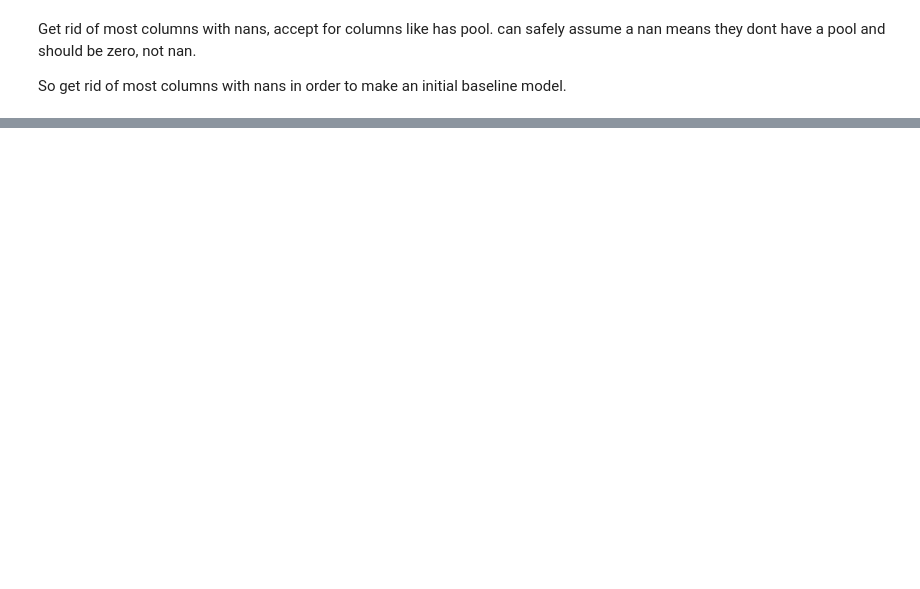
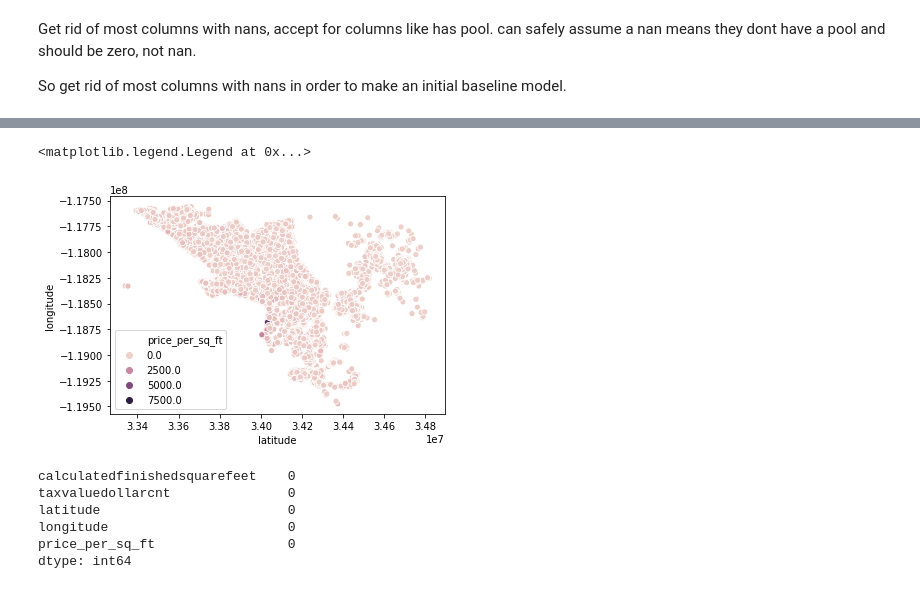
Before and after one commit to Jeff-Hutchins/ds-methodologies-exercises, a Jupyter notebook: clustering/zillow.ipynb, the cells around one changed output, grey strips where cells are left out. Cells and saved outputs as stored; diff of their text form; code cells hidden in the pictures; blank space fills up the shorter version.

```diff
--- a/clustering/zillow.ipynb
+++ b/clustering/zillow.ipynb
@@ -237,0 +254,3 @@ So get rid of most columns with nans in order to make an initial baseline model.
+# %%
+df_subset = df[['calculatedfinishedsquarefeet', 'taxvaluedollarcnt', 'latitude', 'longitude']]
+df_subset.head()
@@ -237,0 +264,2 @@ So get rid of most columns with nans in order to make an initial baseline model.
+# %%
+df_subset['price_per_sq_ft'] = df_subset.taxvaluedollarcnt/df_subset.calculatedfinishedsquarefeet
@@ -237,0 +275,6 @@ So get rid of most columns with nans in order to make an initial baseline model.
+# %%
+sns.scatterplot(x='latitude',y='longitude',hue='price_per_sq_ft',data=df_subset, x_jitter=True, y_jitter=True)
+plt.legend()
+# %% [output]
+<matplotlib.legend.Legend at 0x...>
+[figure, added]
@@ -237,0 +283,9 @@ So get rid of most columns with nans in order to make an initial baseline model.
+# %%
+df_subset.isnull().sum()
+# %% [output]
+calculatedfinishedsquarefeet    0
+taxvaluedollarcnt               0
+latitude                        0
+longitude                       0
+price_per_sq_ft                 0
+dtype: int64
```
Also changed, not shown: parts of 22 cells of this notebook, 6 other files.
